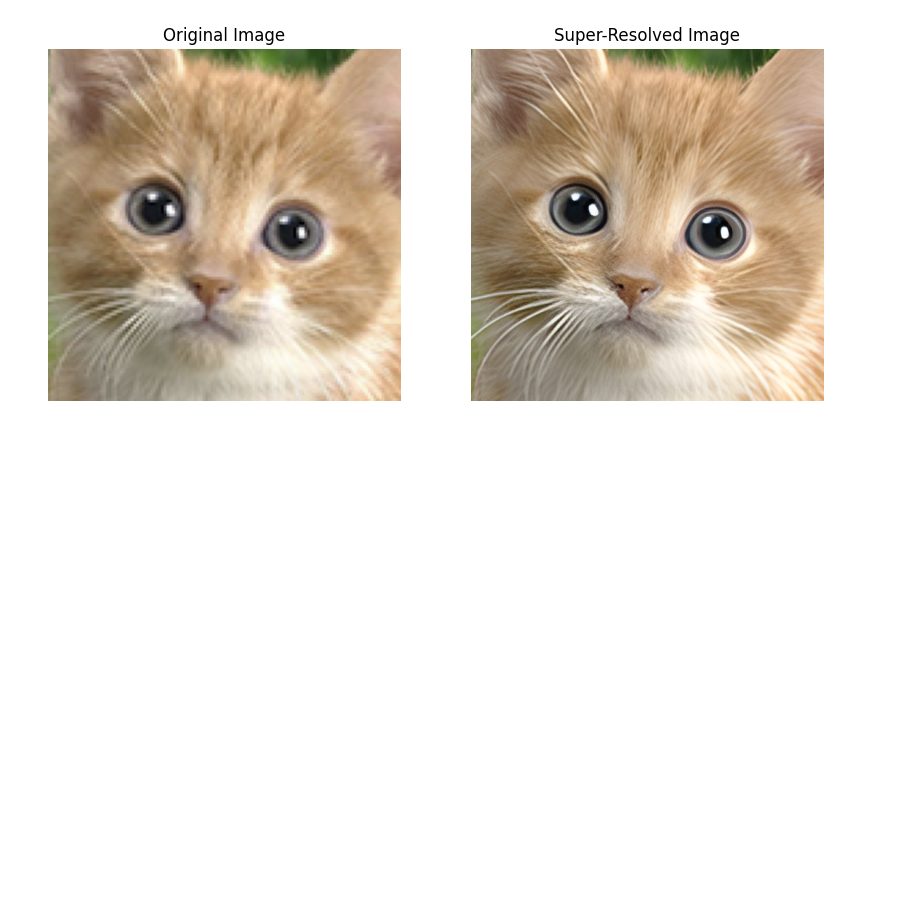
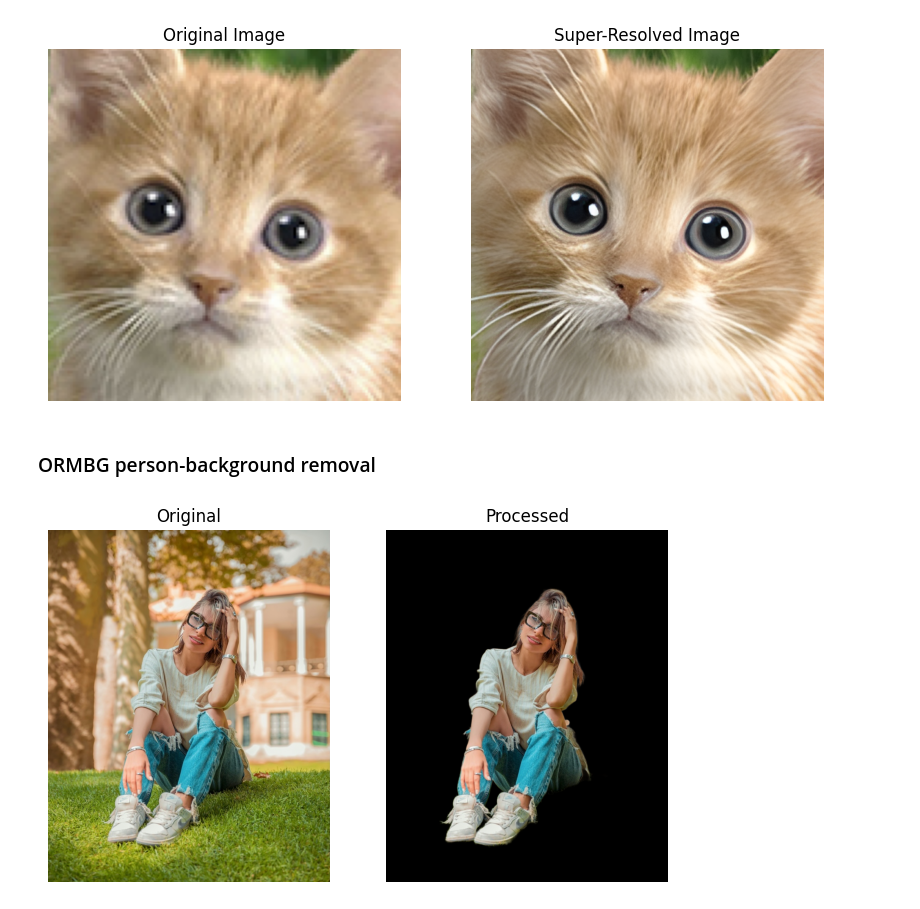
Before and after one commit to nomusanma/ezonnx-copy, a Jupyter notebook: examples/image_processing.ipynb, the cells around one changed output. Cells and saved outputs as stored; diff of their text form; code cells hidden in the pictures; blank space fills up the shorter version.

Commit message:
ORMBG added

```diff
--- a/examples/image_processing.ipynb
+++ b/examples/image_processing.ipynb
@@ -51,3 +51,12 @@ visualize_images(["Original Image","Super-Resolved Image"],
                     [ret.original_img,ret.processed_img])
 # %% [output]
 [figure]
+# %% [markdown]
+### ORMBG person-background removal
+# %%
+from ezonnx import ORMBG,visualize_images
+model = ORMBG()
+ret = model("images/person.jpg")
+visualize_images(["Original","Processed"],[ret.original_img,ret.processed_img])
+# %% [output]
+[figure, added]
```
Also changed, not shown: 5 other files.
